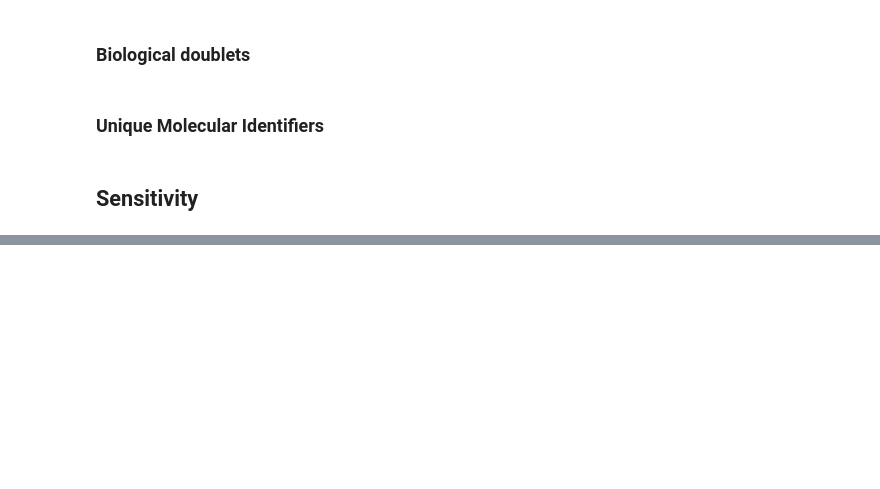
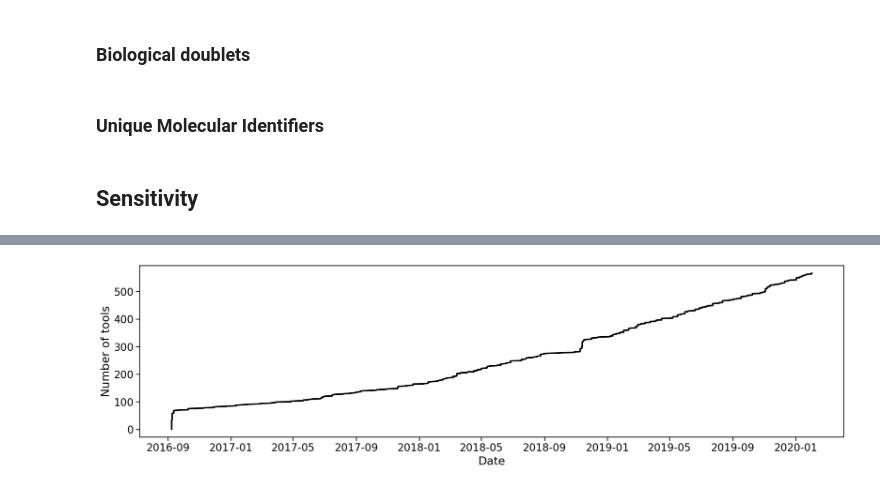
Before and after one commit to pachterlab/kallistobustools, a Jupyter notebook: notebooks/Introduction_single_cell_RNA_seq.ipynb, the cells around one changed output, grey strips where cells are left out. Drawn from its saved outputs; the diff is of its cells as text; code cells hidden in the pictures; blank space fills up the shorter version.

Commit message:
Made papers vs tools plot

```diff
--- a/notebooks/Introduction_single_cell_RNA_seq.ipynb
+++ b/notebooks/Introduction_single_cell_RNA_seq.ipynb
@@ -377,4 +377,7 @@ Bloom's correction
 ![alt text](https://ars.els-cdn.com/content/image/1-s2.0-S1097276518308803-gr1.jpg)
 From Zhang et al. 2019. DOI:10.1016/j.molcel.2018.10.020
 # %%
-df = pd.read_csv('https://raw.githubusercontent.com/Oshlack/scRNA-tools/master/database/tools.tsv', sep='\t')
+tools = pd.read_csv('https://raw.githubusercontent.com/Oshlack/scRNA-tools/master/database/tools.tsv', sep='\t')
+tools["Datetime"] = pd.to_datetime(tools["Added"])
+tools = tools.sort_values("Added")
+tools["count"] = 1
@@ -396,0 +384,13 @@ df
+# %%
+fig, ax = plt.subplots(figsize=(20, 5))
+
+x = tools.Datetime
+y = tools["count"].groupby(tools.Datetime.dt.time).cumsum()
+
+ax.plot(x, y, color="k")
+ax.set_xlabel("Date")
+ax.set_ylabel("Number of tools")
+
+plt.show()
+# %% [output]
+[figure, added]
```
Also changed, not shown: parts of 7 cells of this notebook.
